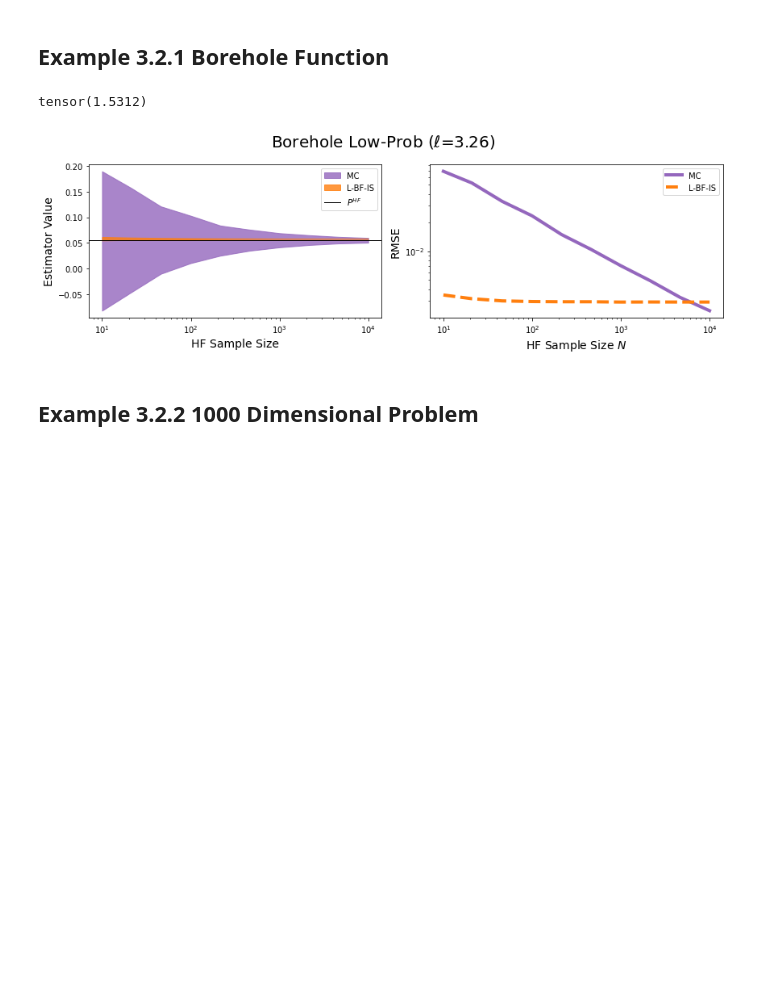
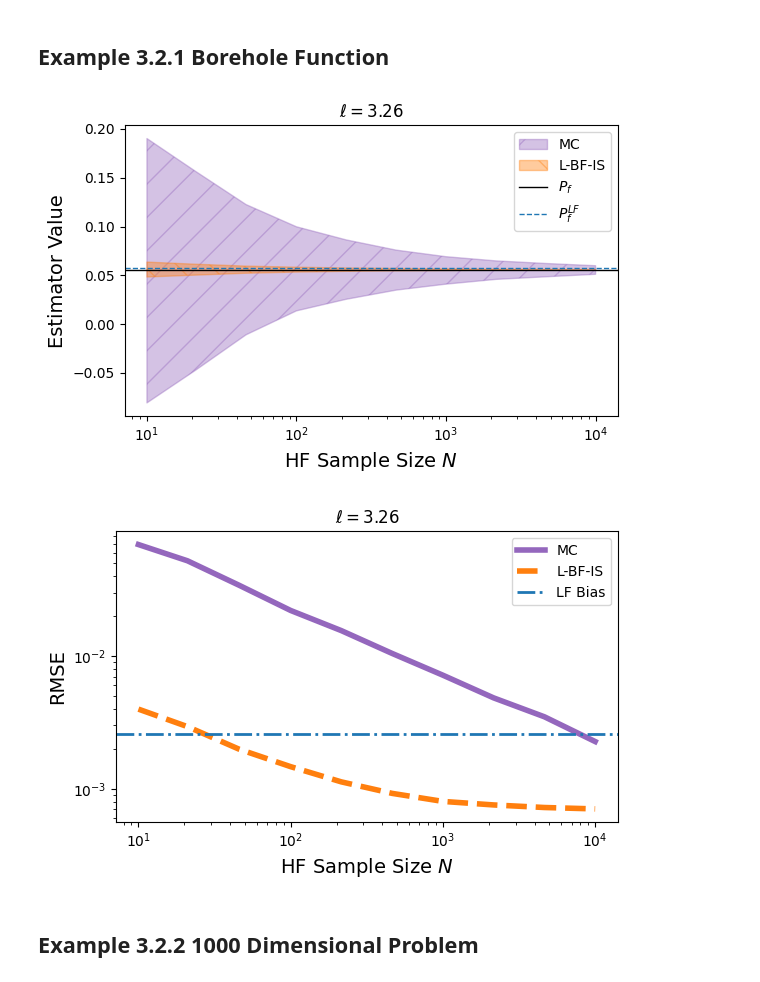
Before and after one commit to CU-UQ/L-BF-IS, a Jupyter notebook: src/reproduce.ipynb, the cells around one changed output. Saved outputs shown, nothing was run; the diff lists cells and outputs as text; code cells hidden in the pictures; blank space fills up the shorter version.

```diff
--- a/src/reproduce.ipynb
+++ b/src/reproduce.ipynb
@@ -80,37 +116,38 @@ from BidataGen import sample_p_bh as sample
 def h_LF(x):
     ind1 = (x[:,:2] < -10).any(axis=1) + (x[:,:2] > 10).any(axis=1)
     ind2 = (x[:,2:] < -1).any(axis=1) + (x[:,2:] > 1).any(axis=1)
     ans = 1000 - LF(x)
     ans[ind1] = torch.norm(x[ind1], dim=1)**2
     ans[ind2] = 100 * torch.norm(x[ind2], dim=1)**2
     return ans
 def h_HF(x):
     ind1 = (x[:,:2] < -10).any(axis=1) + (x[:,:2] > 10).any(axis=1)
     ind2 = (x[:,2:] < -1).any(axis=1) + (x[:,2:] > 1).any(axis=1)
     ans = 800 - HF(x)
     ans[ind1] = torch.norm(x[ind1], dim=1)**2
     ans[ind2] = 100 * torch.norm(x[ind2], dim=1)**2
     return ans
 
 # load parameters
 ell = 3.26
 
 M = int(1e6)
 samps_M = sample(M)
 Zc = 1.5312
 ExH = np.mean((h_HF(samps_M) < 0).detach().numpy())
+ExL = np.mean((h_LF(samps_M) < 0).detach().numpy())
 
 # load pre-generated Langevin chains
 q_lst = torch.load(f'../data/borehole/q-ell{ell:.2f}.pt')
 new_weight = lambda x: weight(x, Zc, ell, h_LF)
 MC_N_lst, MC_mean, MC_std, MC_rmse, \
     IS_mean, IS_std, IS_rmse = estimation(q_lst, h_HF, ExH, new_weight, sample)
-fig = plot(MC_mean, MC_std, MC_rmse, IS_mean,
-           IS_std, IS_rmse, MC_N_lst, ell, ExH, title='Borehole')
+fig1, fig2 = plot(MC_mean, MC_std, MC_rmse, IS_mean,
+           IS_std, IS_rmse, MC_N_lst, ell, ExH, ExL, title='Borehole')
 plt.show()
 # %% [output]
-tensor(1.5312)
-[figure, old version]
+[figure, new version]
+[figure, added]
 # %% [markdown]
 ## Example 3.2.2 1000 Dimensional Problem
 # %%
```
Also changed, not shown: parts of 3 cells of this notebook.
